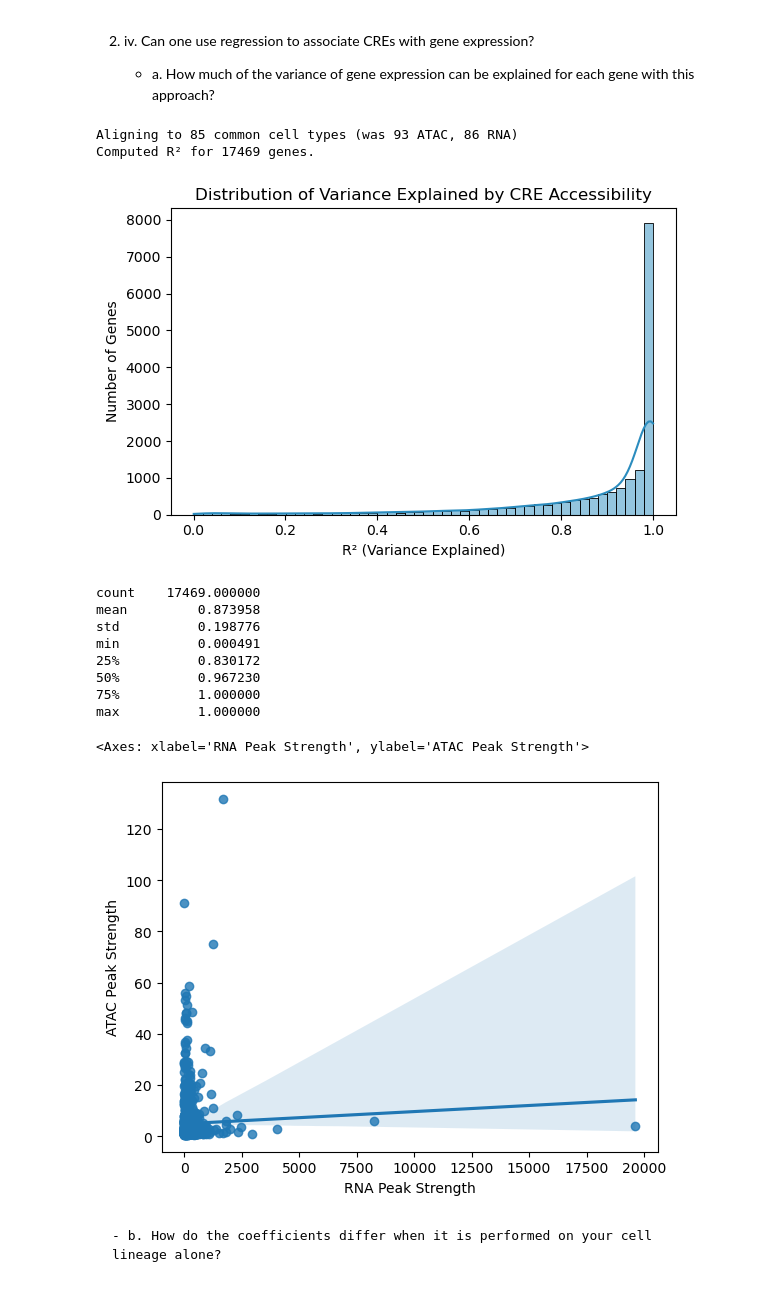
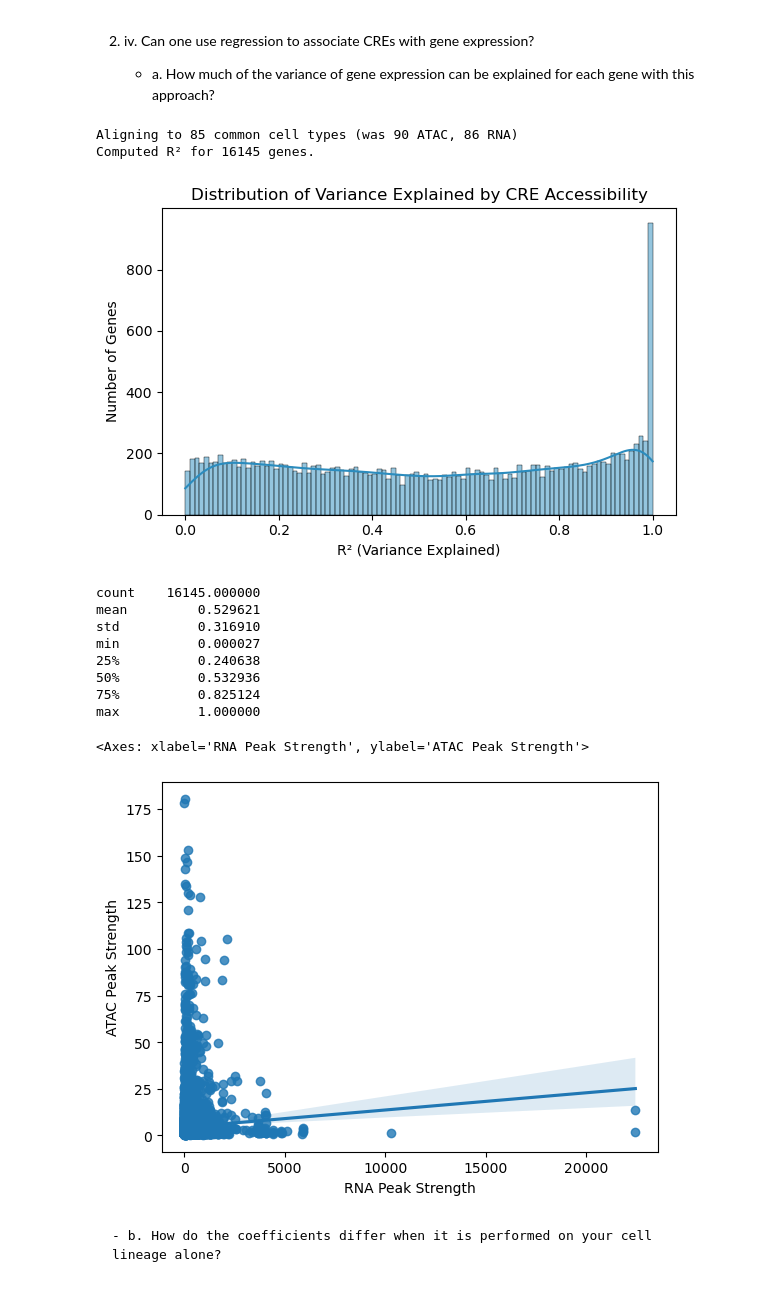
Before and after one commit to Topic2-Gene-Regulation-Immune-Cells/ILC-cells-Team4, a Jupyter notebook: 08_regression_modelling.ipynb, the cells around one changed output. Drawn from its saved outputs; the diff is of its cells as text; code cells hidden in the pictures.

Commit message:
more plots

```diff
--- a/08_regression_modelling.ipynb
+++ b/08_regression_modelling.ipynb
@@ -24,8 +24,8 @@ peaks = pd.read_csv(PROC_PEAKS_PATH)
 #peaks["peak_id"] = peaks.index  # ensure a unique integer ID
 
 # 1.2 ATAC accessibility (peaks × cellTypes)
-atac = pd.read_csv(ATAC_SEQ_PATH, index_col=[0,1,2])#.drop(["mm10.60way.phastCons_scores", "_-log10_bestPvalue", "Included.in.systematic.analysis"])
-atac = atac.select_dtypes(include=[np.number])
+atac = pd.read_csv(ATAC_SEQ_PATH, index_col=[0,1,2]).drop(columns=["mm10.60way.phastCons_scores", "_-log10_bestPvalue", "Included.in.systematic.analysis"])
+atac = atac.select_dtypes(include=[np.number]).dropna(axis=0, how='any')
 #atac = atac.mean(axis=1, numeric_only=True)
 #atac.index.names = ["chrom","start","end"]
 
@@ -35,16 +35,16 @@ rna = pd.read_csv(RNA_SEQ_PATH, index_col=0)
 # %%
 # --- 2. Build gene → CRE mapping ---
 # We'll use the 'TSS_GeneName' field to link peaks to their gene.
-#gene_to_peaks = peaks.groupby("TSS_GeneName")["id"].apply(list).to_dict()
+gene_to_peaks = peaks.groupby("TSS_GeneName")["id"].apply(list).to_dict()
 
 # 2.1 Explode the gene lists
-peaks["gene_list"] = peaks["genes.within.100Kb"].str.split(",")
-peaks_exploded = peaks.explode("gene_list").rename(columns={"gene_list":"gene"})
+#peaks["gene_list"] = peaks["genes.within.100Kb"].str.split(",")
+#peaks_exploded = peaks.explode("gene_list").rename(columns={"gene_list":"gene"})
 # Drop any empty gene entries
-peaks_exploded = peaks_exploded[peaks_exploded["gene"].notna() & (peaks_exploded["gene"]!="")]
+#peaks_exploded = peaks_exploded[peaks_exploded["gene"].notna() & (peaks_exploded["gene"]!="")]
 
 # 2.2 Group to get mapping: gene → list of peak_ids
-gene_to_peaks = peaks_exploded.groupby("gene")["id"].apply(list).to_dict()
+#gene_to_peaks = peaks_exploded.groupby("gene")["id"].apply(list).to_dict()
 
 # --- 3. Perform regression ---
 def perform_regression(atac_data, rna_data):
@@ -87,8 +87,8 @@ def perform_regression(atac_data, rna_data):
         # Fit and record R^2
         try:
             model.fit(X, y)
-            r2 = model.score(X, y)
-            beta = model.coef_
+            r2 = model.score(X, y) # R^2
+            beta = model.coef_  # beta coefficient across cell types
         except Exception as e:
             logging.warning(f"Regression failed for {gene}: {e}")
             continue
@@ -96,7 +96,7 @@ def perform_regression(atac_data, rna_data):
         results.append({"gene": gene, "R2": r2, "beta": beta, "n_CRes": len(peak_ids)})
 
     print(f"Computed R² for {len(results)} genes.")
-    return pd.DataFrame(results).sort_values("R2", ascending=False), pd.DataFrame(peak_means).explode("ATAC Peak Strength")
+    return pd.DataFrame(results).set_index("gene"), pd.DataFrame(peak_means)
 # %%
 # Align to only the intersection of cell types
 common_cells = atac.columns.intersection(rna.columns)
@@ -104,34 +104,35 @@ if len(common_cells) < len(atac.columns) or len(common_cells) < len(rna.columns)
     print(f"Aligning to {len(common_cells)} common cell types "
           f"(was {len(atac.columns)} ATAC, {len(rna.columns)} RNA)")
 
-results, peak_means = perform_regression(atac[common_cells], rna[common_cells])
+results, peak_means_raw = perform_regression(atac[common_cells], rna[common_cells])
+peak_means = peak_means_raw.explode("ATAC Peak Strength")
 # %% [output]
-Aligning to 85 common cell types (was 93 ATAC, 86 RNA)
-Computed R² for 17469 genes.
+Aligning to 85 common cell types (was 90 ATAC, 86 RNA)
+Computed R² for 16145 genes.
 # %%
 
 # --- 5. Plot distribution of R² ---
 #sns.set(style="whitegrid")
 plt.figure(figsize=(6,4))
-sns.histplot(results["R2"], bins=50, kde=True, color="#2b8cbe")
+sns.histplot(results["R2"], bins=100, kde=True, color="#2b8cbe")
 plt.xlabel("R² (Variance Explained)")
 plt.ylabel("Number of Genes")
 plt.title("Distribution of Variance Explained by CRE Accessibility")
 plt.tight_layout()
 #plt.savefig("reports/R2_distribution.png", dpi=300)
 plt.show()
 
 # Optional: print summary statistics
 print(results["R2"].describe().to_string())
 # %% [output]
-[figure, old version]
+[figure, new version]
-count    17469.000000
-mean         0.873958
-std          0.198776
-min          0.000491
-25%          0.830172
-50%          0.967230
-75%          1.000000
+count    16145.000000
+mean         0.529621
+std          0.316910
+min          0.000027
+25%          0.240638
+50%          0.532936
+75%          0.825124
 max          1.000000
 # %%
 # Ensure "ATAC Peak Strength" is a scalar (mean) for each row
@@ -139,10 +140,10 @@ peak_means["ATAC Peak Strength"] = peak_means["ATAC Peak Strength"].apply(
 	lambda x: np.mean(x) if isinstance(x, (np.ndarray, list)) else x
 )
 
-sns.regplot(data=peak_means.sample(1000), x="RNA Peak Strength", y="ATAC Peak Strength")
+sns.regplot(data=peak_means.sample(10000), x="RNA Peak Strength", y="ATAC Peak Strength")
 # %% [output]
 <Axes: xlabel='RNA Peak Strength', ylabel='ATAC Peak Strength'>
-[figure, old version]
+[figure, new version]
 # %% [markdown]
     - b. How do the coefficients differ when it is performed on your cell lineage alone?
 # %%
```
Also changed, not shown: parts of 8 cells of this notebook, 2 other files.
